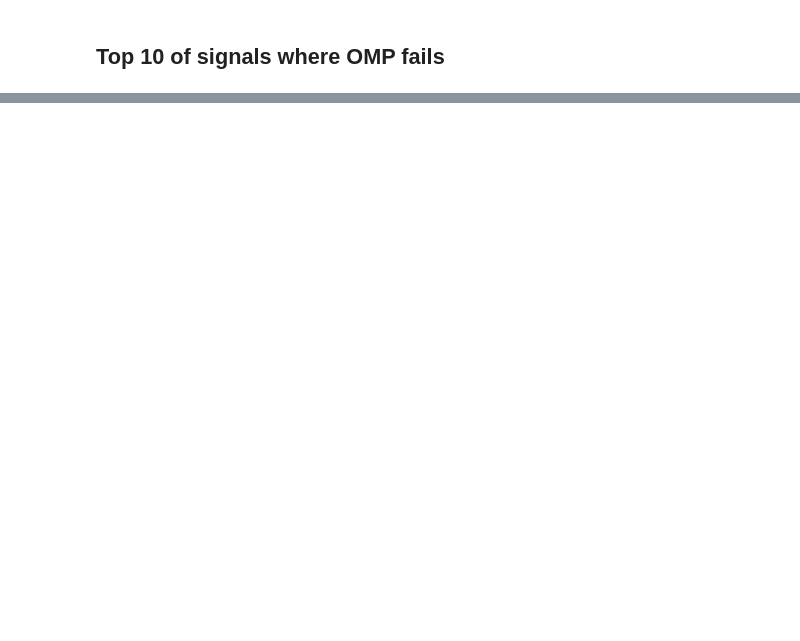
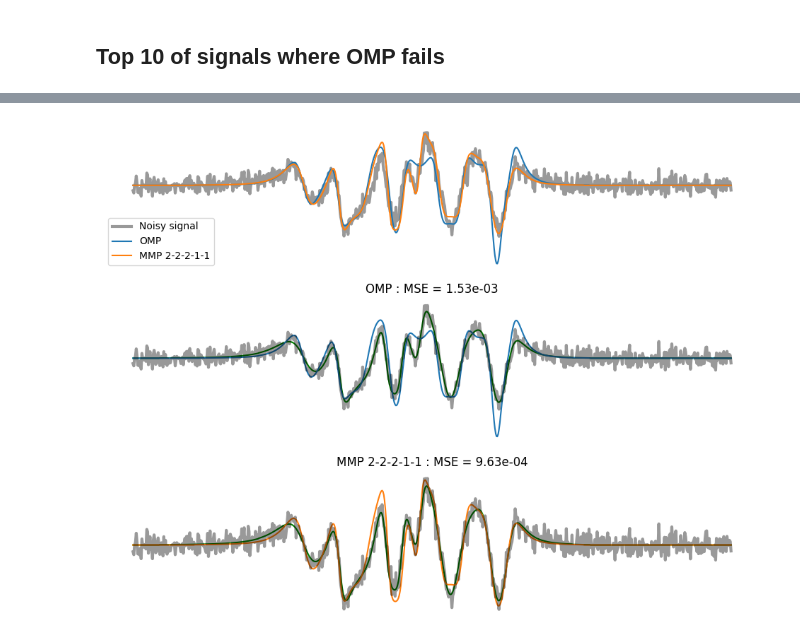
Before and after one commit to yanisgomes/csc, a Jupyter notebook: examples/mmpdf_sorting_metrics.ipynb, the cells around one changed output, grey strips where cells are left out. Saved outputs shown, nothing was run; the diff lists cells and outputs as text; code cells hidden in the pictures; blank space fills up the shorter version.

```diff
--- a/examples/mmpdf_sorting_metrics.ipynb
+++ b/examples/mmpdf_sorting_metrics.ipynb
@@ -66,0 +67,4 @@ workbench.plotMMPComparison(mmpdf_db_path=path_to_mmpdf_db, id=ids[5])
+# %%
+workbench.plotMMPComparison(mmpdf_db_path=path_to_mmpdf_db, id=ids[1])
+# %% [output]
+[figure, added]
```
Also changed, not shown: parts of 5 cells of this notebook, 5 other files.
